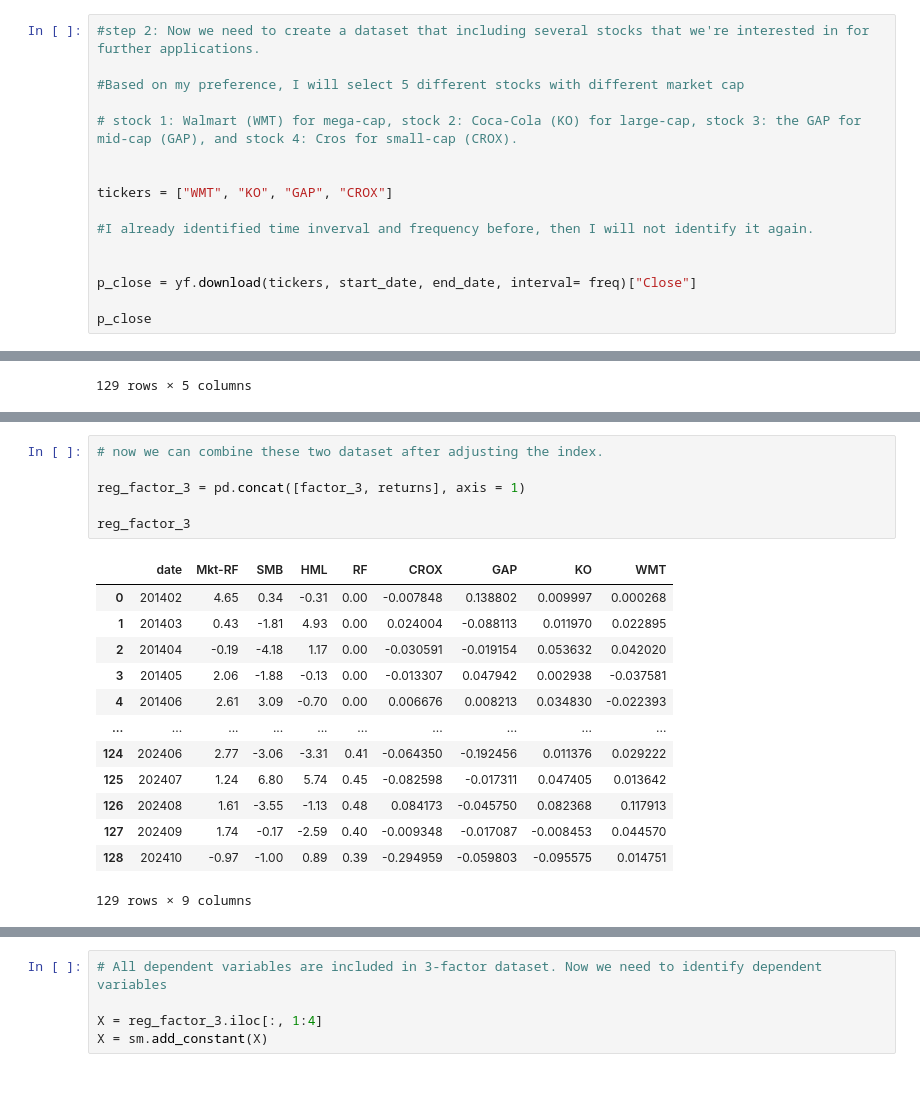
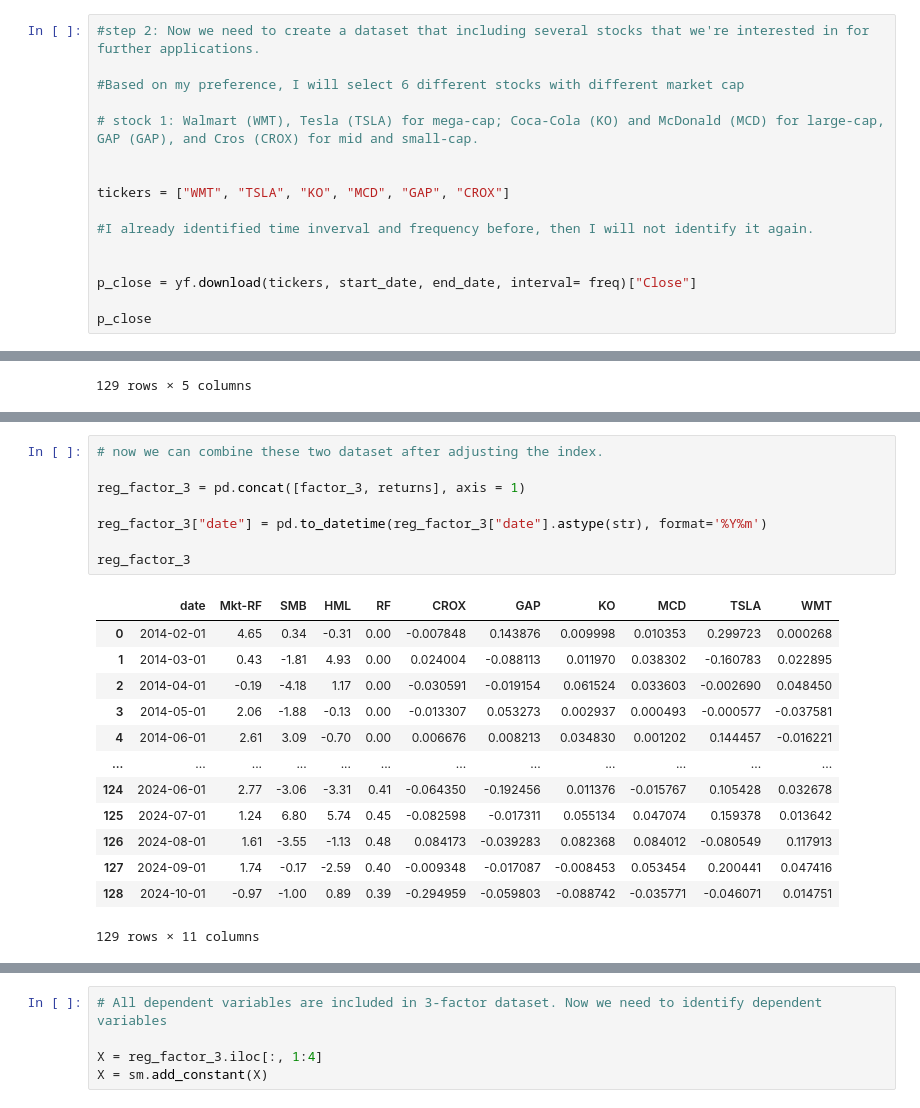
Before and after one commit to linxian963/Financial-Modeling-FINC-305, a Jupyter notebook: Sec1_linear_regression/linear_regression.ipynb, the cells around one changed output, grey strips where cells are left out. Cells and saved outputs as stored; diff of their text form.

```diff
--- a/Sec1_linear_regression/linear_regression.ipynb
+++ b/Sec1_linear_regression/linear_regression.ipynb
@@ -220,12 +221,12 @@ memory usage: 46.2 KB
 # %%
 #step 2: Now we need to create a dataset that including several stocks that we're interested in for further applications.
 
-#Based on my preference, I will select 5 different stocks with different market cap
+#Based on my preference, I will select 6 different stocks with different market cap
 
-# stock 1: Walmart (WMT) for mega-cap, stock 2: Coca-Cola (KO) for large-cap, stock 3: the GAP for mid-cap (GAP), and stock 4: Cros for small-cap (CROX).
+# stock 1: Walmart (WMT), Tesla (TSLA) for mega-cap; Coca-Cola (KO) and McDonald (MCD) for large-cap, GAP (GAP), and Cros (CROX) for mid and small-cap.
 
 
-tickers = ["WMT", "KO", "GAP", "CROX"]
+tickers = ["WMT", "TSLA", "KO", "MCD", "GAP", "CROX"]
 
 #I already identified time inverval and frequency before, then I will not identify it again.
 
@@ -378,22 +364,24 @@ returns
 # %%
 # now we can combine these two dataset after adjusting the index.
 
 reg_factor_3 = pd.concat([factor_3, returns], axis = 1)
 
+reg_factor_3["date"] = pd.to_datetime(reg_factor_3["date"].astype(str), format='%Y%m')
+
 reg_factor_3
 # %% [output]
-|  | date | Mkt-RF | SMB | HML | RF | CROX | GAP | KO | WMT |
-| 0 | 201402 | 4.65 | 0.34 | -0.31 | 0.00 | -0.007848 | 0.138802 | 0.009997 | 0.000268 |
-| 1 | 201403 | 0.43 | -1.81 | 4.93 | 0.00 | 0.024004 | -0.088113 | 0.011970 | 0.022895 |
-| 2 | 201404 | -0.19 | -4.18 | 1.17 | 0.00 | -0.030591 | -0.019154 | 0.053632 | 0.042020 |
-| 3 | 201405 | 2.06 | -1.88 | -0.13 | 0.00 | -0.013307 | 0.047942 | 0.002938 | -0.037581 |
-| 4 | 201406 | 2.61 | 3.09 | -0.70 | 0.00 | 0.006676 | 0.008213 | 0.034830 | -0.022393 |
-| ... | ... | ... | ... | ... | ... | ... | ... | ... | ... |
-| 124 | 202406 | 2.77 | -3.06 | -3.31 | 0.41 | -0.064350 | -0.192456 | 0.011376 | 0.029222 |
-| 125 | 202407 | 1.24 | 6.80 | 5.74 | 0.45 | -0.082598 | -0.017311 | 0.047405 | 0.013642 |
-| 126 | 202408 | 1.61 | -3.55 | -1.13 | 0.48 | 0.084173 | -0.045750 | 0.082368 | 0.117913 |
-| 127 | 202409 | 1.74 | -0.17 | -2.59 | 0.40 | -0.009348 | -0.017087 | -0.008453 | 0.044570 |
-| 128 | 202410 | -0.97 | -1.00 | 0.89 | 0.39 | -0.294959 | -0.059803 | -0.095575 | 0.014751 |
+|  | date | Mkt-RF | SMB | HML | RF | CROX | GAP | KO | MCD | TSLA | WMT |
+| 0 | 2014-02-01 | 4.65 | 0.34 | -0.31 | 0.00 | -0.007848 | 0.143876 | 0.009998 | 0.010353 | 0.299723 | 0.000268 |
+| 1 | 2014-03-01 | 0.43 | -1.81 | 4.93 | 0.00 | 0.024004 | -0.088113 | 0.011970 | 0.038302 | -0.160783 | 0.022895 |
+| 2 | 2014-04-01 | -0.19 | -4.18 | 1.17 | 0.00 | -0.030591 | -0.019154 | 0.061524 | 0.033603 | -0.002690 | 0.048450 |
+| 3 | 2014-05-01 | 2.06 | -1.88 | -0.13 | 0.00 | -0.013307 | 0.053273 | 0.002937 | 0.000493 | -0.000577 | -0.037581 |
+| 4 | 2014-06-01 | 2.61 | 3.09 | -0.70 | 0.00 | 0.006676 | 0.008213 | 0.034830 | 0.001202 | 0.144457 | -0.016221 |
+| ... | ... | ... | ... | ... | ... | ... | ... | ... | ... | ... | ... |
+| 124 | 2024-06-01 | 2.77 | -3.06 | -3.31 | 0.41 | -0.064350 | -0.192456 | 0.011376 | -0.015767 | 0.105428 | 0.032678 |
+| 125 | 2024-07-01 | 1.24 | 6.80 | 5.74 | 0.45 | -0.082598 | -0.017311 | 0.055134 | 0.047074 | 0.159378 | 0.013642 |
+| 126 | 2024-08-01 | 1.61 | -3.55 | -1.13 | 0.48 | 0.084173 | -0.039283 | 0.082368 | 0.084012 | -0.080549 | 0.117913 |
+| 127 | 2024-09-01 | 1.74 | -0.17 | -2.59 | 0.40 | -0.009348 | -0.017087 | -0.008453 | 0.053454 | 0.200441 | 0.047416 |
+| 128 | 2024-10-01 | -0.97 | -1.00 | 0.89 | 0.39 | -0.294959 | -0.059803 | -0.088742 | -0.035771 | -0.046071 | 0.014751 |
-129 rows × 9 columns
+129 rows × 11 columns
 # %%
 #
```
Also changed, not shown: parts of 32 cells of this notebook, 1 other file.
